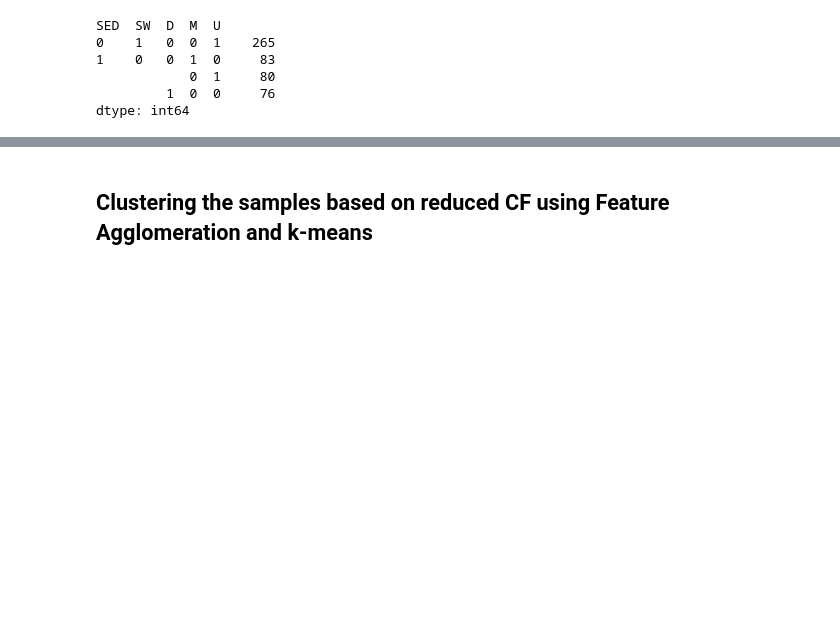
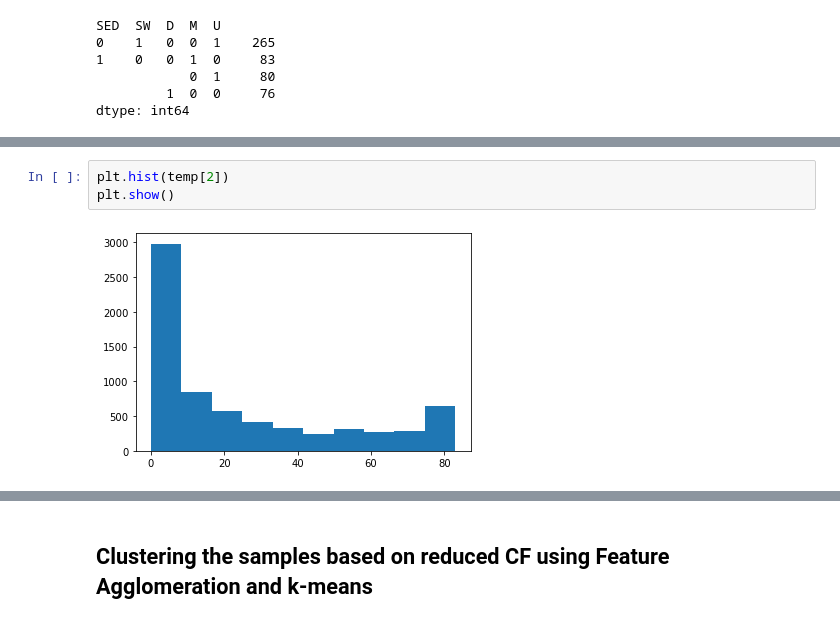
Before and after one commit to mmlchang/WHONDRS_collaboration, a Jupyter notebook: EDA/EDA.ipynb, the cells around one changed output, grey strips where cells are left out. Cells and saved outputs as stored; diff of their text form; blank space fills up the shorter version.

```diff
--- a/EDA/EDA.ipynb
+++ b/EDA/EDA.ipynb
@@ -100,0 +118,5 @@ Questions to clarify before further analysis:
+# %%
+plt.hist(temp[2])
+plt.show()
+# %% [output]
+[figure, added]
```
Also changed, not shown: parts of 8 cells of this notebook.
